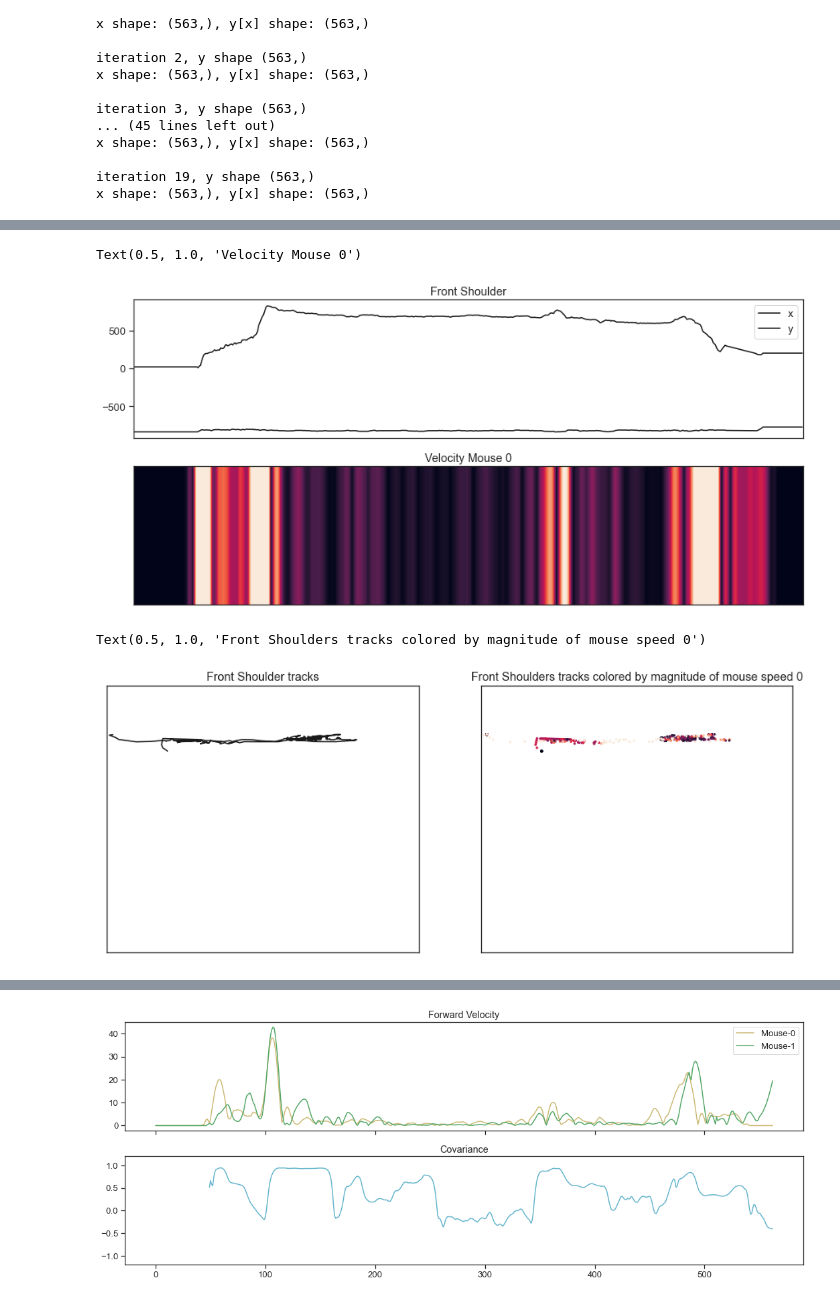
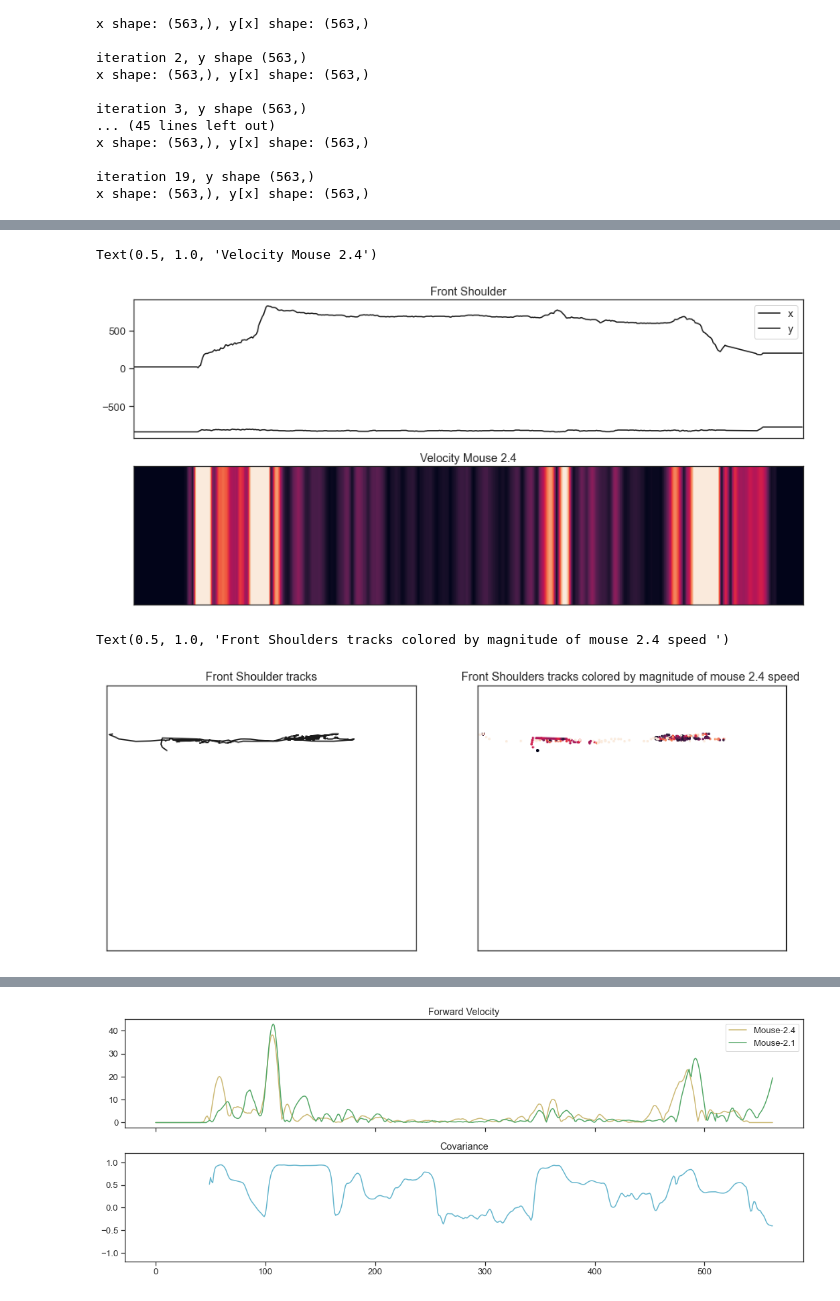
Before and after one commit to padillacoreanolab/SLEAP_workshop, a Jupyter notebook: tubetest_analysis.ipynb, the cells around one changed output, grey strips where cells are left out. Saved outputs shown, nothing was run; the diff lists cells and outputs as text; code cells hidden in the pictures.

Commit message:
Extracts mouse IDS, and improves instructions

```diff
--- a/tubetest_analysis.ipynb
+++ b/tubetest_analysis.ipynb
@@ -13,6 +13,7 @@ with h5py.File(filename, "r") as f:
     dset_names = list(f.keys())
     locations = f["tracks"][:].T
     node_names = [n.decode() for n in f["node_names"][:]]
+    track_names = [n.decode() for n in f["track_names"][:]]
 
 print("===filename===")
 print(filename)
@@ -31,6 +32,11 @@ print("===nodes===")
 for i, name in enumerate(node_names):
     print(f"{i}: {name}")
 print()
+
+print("===Mouse IDs===")
+for i, name in enumerate(track_names):
+    print(f"{i}: {name}")
+print()
 # %% [output]
 ===filename===
 C:/Users/megha/Documents/Padilla-Coreano/SLEAP/CAGE2_TUBETEST_2.4v2.1_BLACKMICE.mp4.predictions.000_CAGE2_TUBETEST_2.4v2.1.analysis.h5
@@ -231,8 +220,8 @@ def smooth_diff(node_loc, win=25, poly=3):
 
     return node_vel
 # %%
-front_vel_mouse0 = smooth_diff(front_loc[:, :, 0])
-front_vel_mouse1 = smooth_diff(front_loc[:, :, 1])
+front_vel_mouse2_4 = smooth_diff(front_loc[:, :, 0])
+front_vel_mouse2_1 = smooth_diff(front_loc[:, :, 1])
 # %%
 fig = plt.figure(figsize=(15,7))
 ax1 = fig.add_subplot(211)
@@ -243,36 +232,36 @@ ax1.set_xticks([])
 ax1.set_title('Front Shoulder')
 
 ax2 = fig.add_subplot(212, sharex=ax1)
-ax2.imshow(front_vel_mouse0[:,np.newaxis].T, aspect='auto', vmin=0, vmax=10)
+ax2.imshow(front_vel_mouse2_4[:,np.newaxis].T, aspect='auto', vmin=0, vmax=10)
 ax2.set_yticks([])
-ax2.set_title('Velocity Mouse 0')
+ax2.set_title('Velocity Mouse 2.4')
 # %% [output]
-Text(0.5, 1.0, 'Velocity Mouse 0')
+Text(0.5, 1.0, 'Velocity Mouse 2.4')
 [figure]
 # %%
 fig = plt.figure(figsize=(15,6))
 ax1 = fig.add_subplot(121)
 ax1.plot(front_loc[:, 0, 0], front_loc[:, 1, 0], 'k')
 ax1.set_xlim(0,1024)
 ax1.set_xticks([])
 ax1.set_ylim(0,1024)
 ax1.set_yticks([])
 ax1.set_title('Front Shoulder tracks')
 
-kp = front_vel_mouse0  # use thx_vel_fly1 for other fly
+kp = front_vel_mouse2_4  # use thx_vel_fly1 for other fly
 vmin = 0
 vmax = 10
 
 ax2 = fig.add_subplot(122)
 ax2.scatter(front_loc[:,0,0], front_loc[:,1,0], c=kp, s=4, vmin=vmin, vmax=vmax)
 ax2.set_xlim(0,1024)
 ax2.set_xticks([])
 ax2.set_ylim(0,1024)
 ax2.set_yticks([])
-ax2.set_title('Front Shoulders tracks colored by magnitude of mouse speed 0')
+ax2.set_title('Front Shoulders tracks colored by magnitude of mouse 2.4 speed ')
 # %% [output]
-Text(0.5, 1.0, 'Front Shoulders tracks colored by magnitude of mouse speed 0')
+Text(0.5, 1.0, 'Front Shoulders tracks colored by magnitude of mouse 2.4 speed ')
-[figure, old version]
+[figure, new version]
 # %%
 fig = plt.figure(figsize=(15,6))
 ax1 = fig.add_subplot(121)
```
Also changed, not shown: parts of 5 cells of this notebook, 1 other file.
